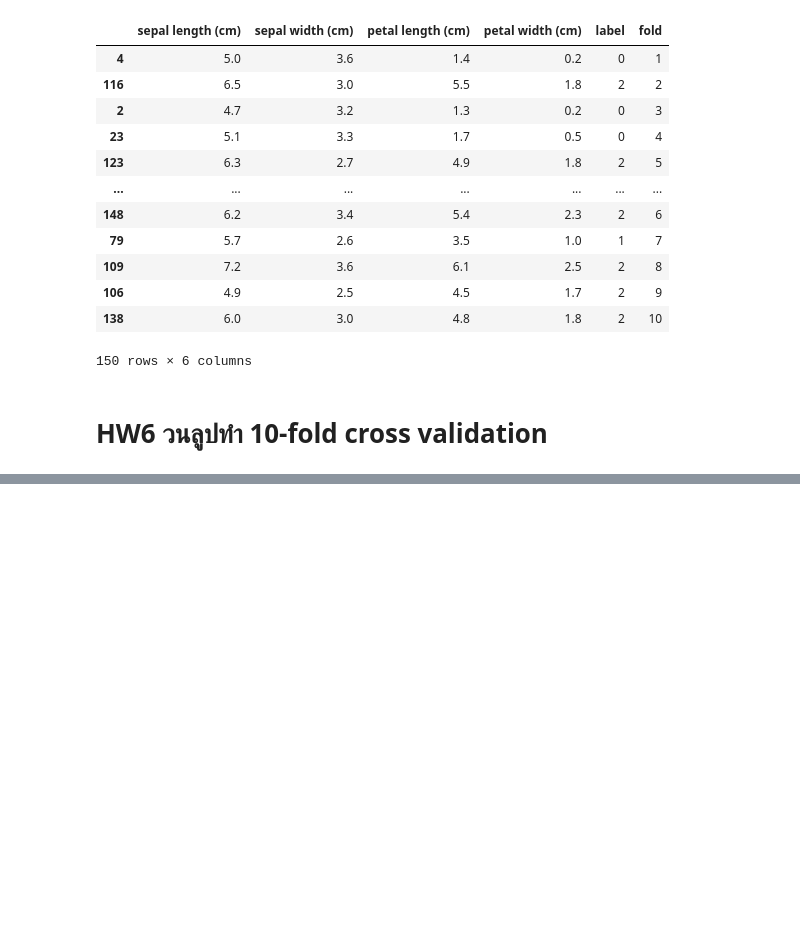
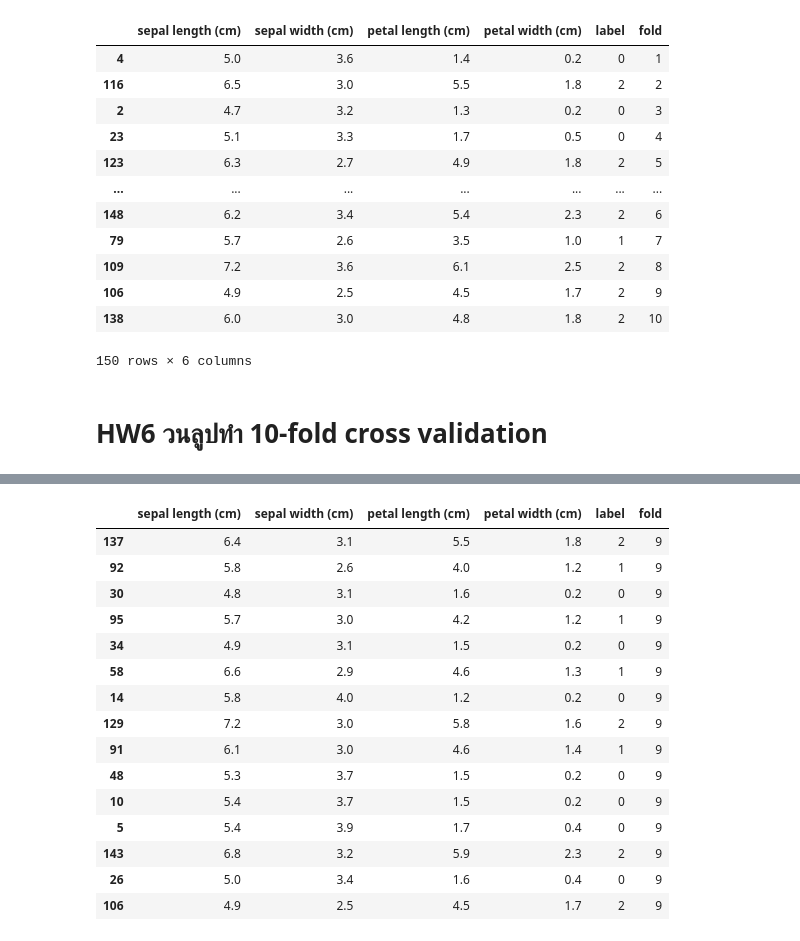
Before and after one commit to pornnakanok/bsc_dpdm22, a Jupyter notebook: Performance_Evaluation.ipynb, the cells around one changed output, grey strips where cells are left out. Cells and saved outputs as stored; diff of their text form; code cells hidden in the pictures; blank space fills up the shorter version.

```diff
--- a/Performance_Evaluation.ipynb
+++ b/Performance_Evaluation.ipynb
@@ -149,0 +161,3 @@ shuffled_df
+# %%
+X_df['label']=y
+X_df
@@ -149,0 +178,3 @@ shuffled_df
+# %%
+shuffled_df = X_df.sample(frac=1, random_state=6)
+shuffled_df
@@ -149,0 +195,3 @@ shuffled_df
+# %%
+shuffled_df['fold']=15*[1,2,3,4,5,6,7,8,9,10]
+shuffled_df
@@ -149,0 +212,29 @@ shuffled_df
+# %%
+import numpy as np
+# define the number of n
+n = 10
+
+# loop over the number of n
+for i in range(n):
+    # choose the training and test data
+        train_data = shuffled_df.loc[shuffled_df['fold']==i]
+        test_data = shuffled_df.loc[shuffled_df['fold'] != i]
+# %%
+train_data
+# %% [output]
+|  | sepal length (cm) | sepal width (cm) | petal length (cm) | petal width (cm) | label | fold |
+| 137 | 6.4 | 3.1 | 5.5 | 1.8 | 2 | 9 |
+| 92 | 5.8 | 2.6 | 4.0 | 1.2 | 1 | 9 |
+| 30 | 4.8 | 3.1 | 1.6 | 0.2 | 0 | 9 |
+| 95 | 5.7 | 3.0 | 4.2 | 1.2 | 1 | 9 |
+| 34 | 4.9 | 3.1 | 1.5 | 0.2 | 0 | 9 |
+| 58 | 6.6 | 2.9 | 4.6 | 1.3 | 1 | 9 |
+| 14 | 5.8 | 4.0 | 1.2 | 0.2 | 0 | 9 |
+| 129 | 7.2 | 3.0 | 5.8 | 1.6 | 2 | 9 |
+| 91 | 6.1 | 3.0 | 4.6 | 1.4 | 1 | 9 |
+| 48 | 5.3 | 3.7 | 1.5 | 0.2 | 0 | 9 |
+| 10 | 5.4 | 3.7 | 1.5 | 0.2 | 0 | 9 |
+| 5 | 5.4 | 3.9 | 1.7 | 0.4 | 0 | 9 |
+| 143 | 6.8 | 3.2 | 5.9 | 2.3 | 2 | 9 |
+| 26 | 5.0 | 3.4 | 1.6 | 0.4 | 0 | 9 |
+| 106 | 4.9 | 2.5 | 4.5 | 1.7 | 2 | 9 |
```
Also changed, not shown: parts of 9 cells of this notebook.
